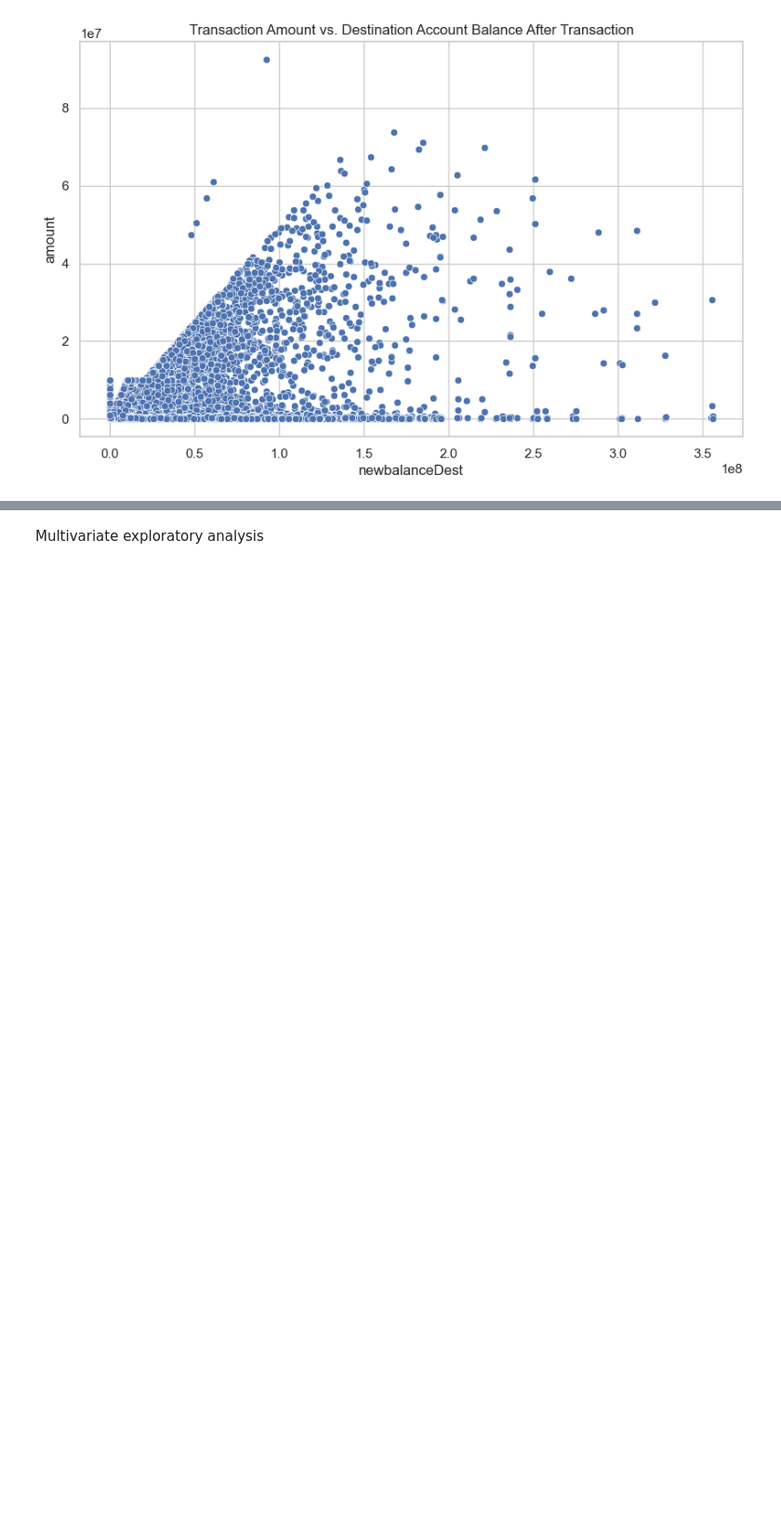
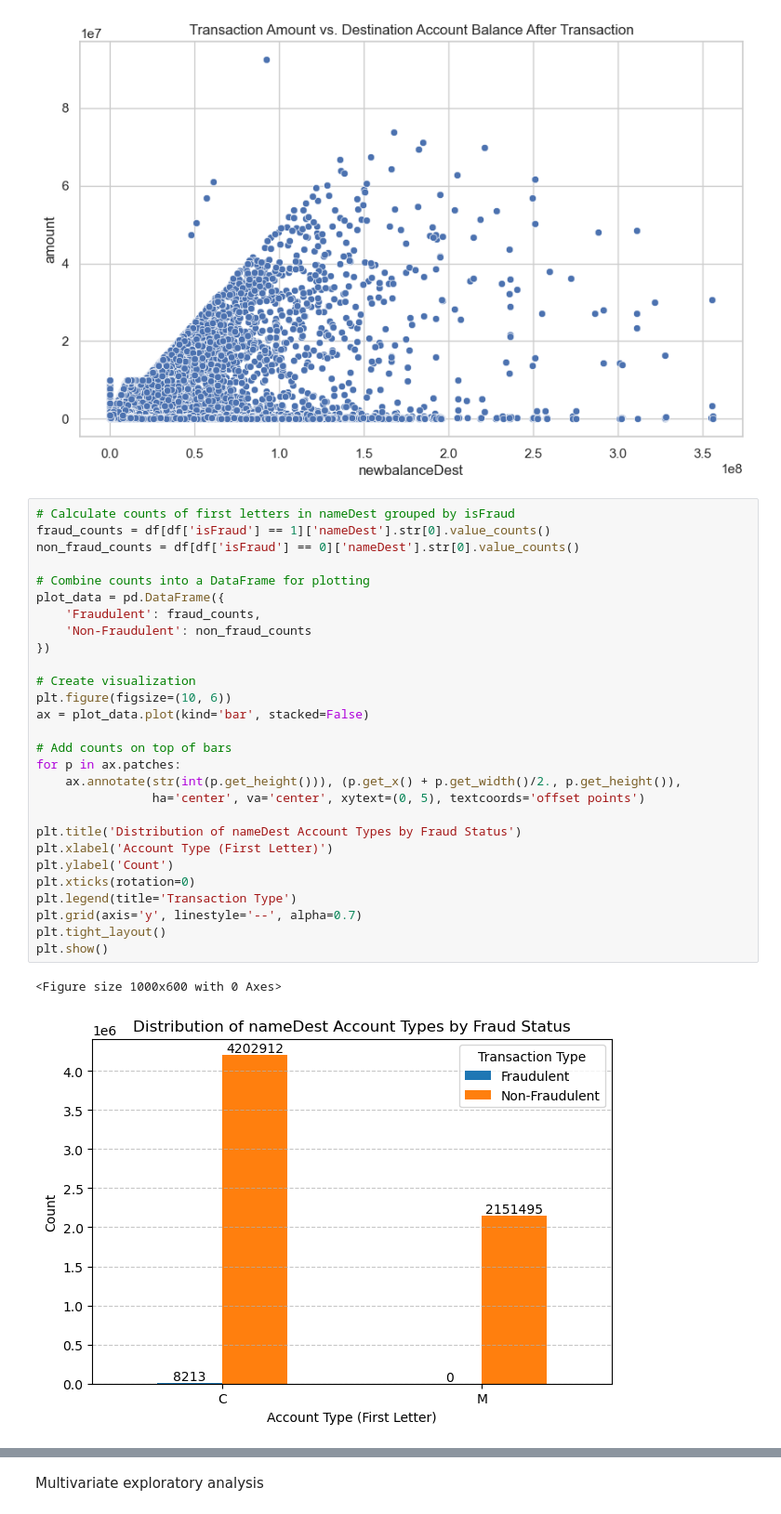
Before and after one commit to Seribii1o1/ML_Financial_Fraud_Detection, a Jupyter notebook: code/EDA.ipynb, the cells around one changed output, grey strips where cells are left out. Shown at 93% size. Saved outputs shown, nothing was run; the diff lists cells and outputs as text; blank space fills up the shorter version.

```diff
--- a/code/EDA.ipynb
+++ b/code/EDA.ipynb
@@ -315,3 +373,34 @@ plt.show()
 [figure]
 [figure]
 [figure]
+# %%
+# Calculate counts of first letters in nameDest grouped by isFraud
+fraud_counts = df[df['isFraud'] == 1]['nameDest'].str[0].value_counts()
+non_fraud_counts = df[df['isFraud'] == 0]['nameDest'].str[0].value_counts()
+
+# Combine counts into a DataFrame for plotting
+plot_data = pd.DataFrame({
+    'Fraudulent': fraud_counts,
+    'Non-Fraudulent': non_fraud_counts
+})
+
+# Create visualization
+plt.figure(figsize=(10, 6))
+ax = plot_data.plot(kind='bar', stacked=False)
+
+# Add counts on top of bars
+for p in ax.patches:
+    ax.annotate(str(int(p.get_height())), (p.get_x() + p.get_width()/2., p.get_height()),
+                ha='center', va='center', xytext=(0, 5), textcoords='offset points')
+
+plt.title('Distribution of nameDest Account Types by Fraud Status')
+plt.xlabel('Account Type (First Letter)')
+plt.ylabel('Count')
+plt.xticks(rotation=0)
+plt.legend(title='Transaction Type')
+plt.grid(axis='y', linestyle='--', alpha=0.7)
+plt.tight_layout()
+plt.show()
+# %% [output]
+<Figure size 1000x600 with 0 Axes>
+[figure, added]
```
Also changed, not shown: parts of 5 cells of this notebook.
